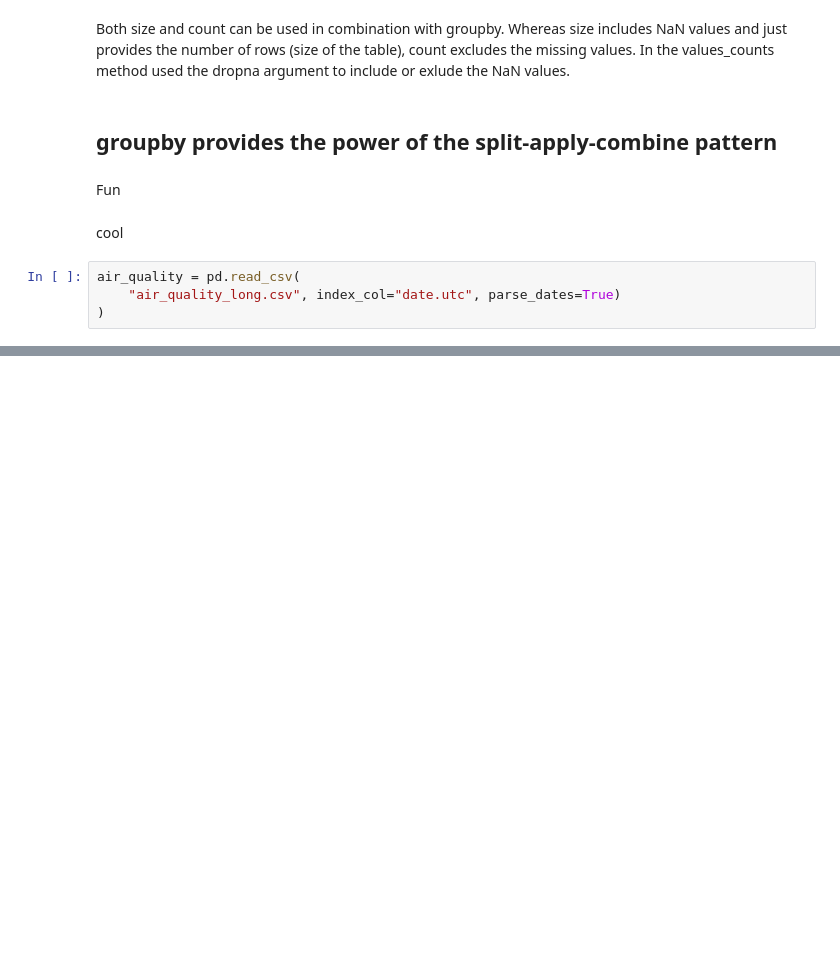
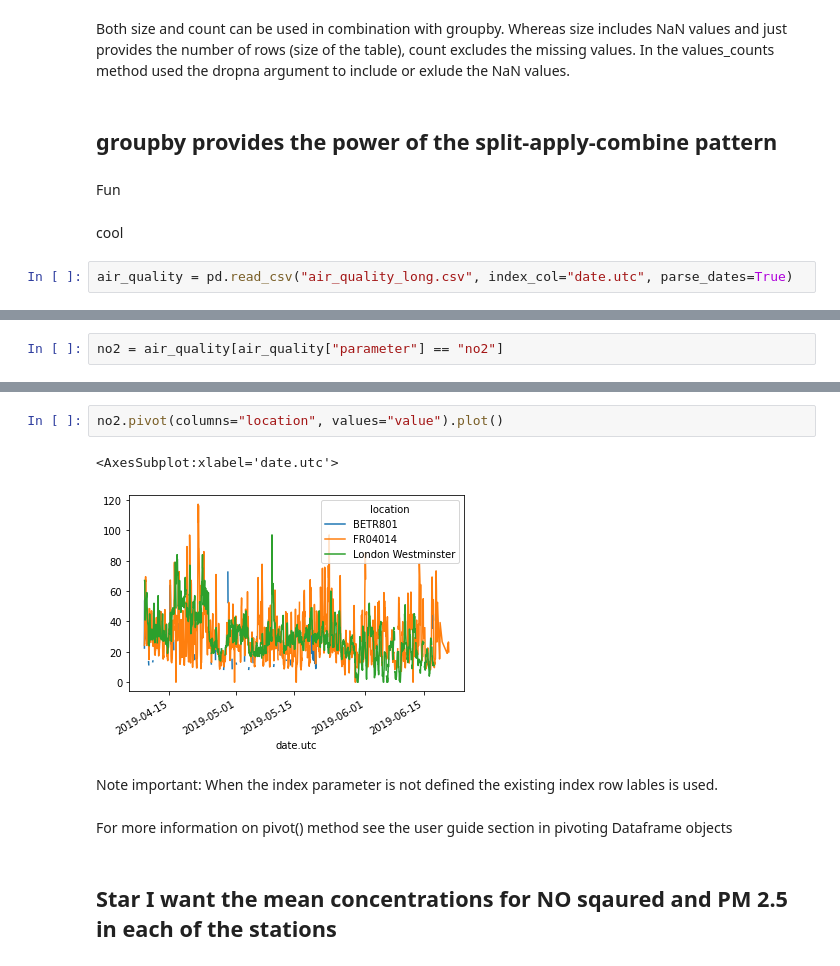
Before and after one commit to evargas1/Making-Graphs, a Jupyter notebook: New Columns Derived From Existing columns.ipynb, the cells around one changed output, grey strips where cells are left out. Saved outputs shown, nothing was run; the diff lists cells and outputs as text; blank space fills up the shorter version.

```diff
--- a/New Columns Derived From Existing columns.ipynb
+++ b/New Columns Derived From Existing columns.ipynb
@@ -222,6 +245,4 @@ Fun
 # %% [markdown]
 cool
 # %%
-air_quality = pd.read_csv(
-    "air_quality_long.csv", index_col="date.utc", parse_dates=True)
-)
+air_quality = pd.read_csv("air_quality_long.csv", index_col="date.utc", parse_dates=True)
@@ -229,0 +305,2 @@ SyntaxError: unmatched ')' (4218681978.py, line 3)
+# %%
+no2 = air_quality[air_quality["parameter"] == "no2"]
@@ -229,0 +344,11 @@ SyntaxError: unmatched ')' (4218681978.py, line 3)
+# %%
+no2.pivot(columns="location", values="value").plot()
+# %% [output]
+<AxesSubplot:xlabel='date.utc'>
+[figure, added]
+# %% [markdown]
+Note important: When the index parameter is not defined the existing index row lables is used.
+# %% [markdown]
+For more information on pivot() method see the user guide section in pivoting Dataframe objects
+# %% [markdown]
+## Star I want the mean concentrations for NO sqaured and PM 2.5 in each of the stations
```
Also changed, not shown: parts of 49 cells of this notebook, 2 other files.
